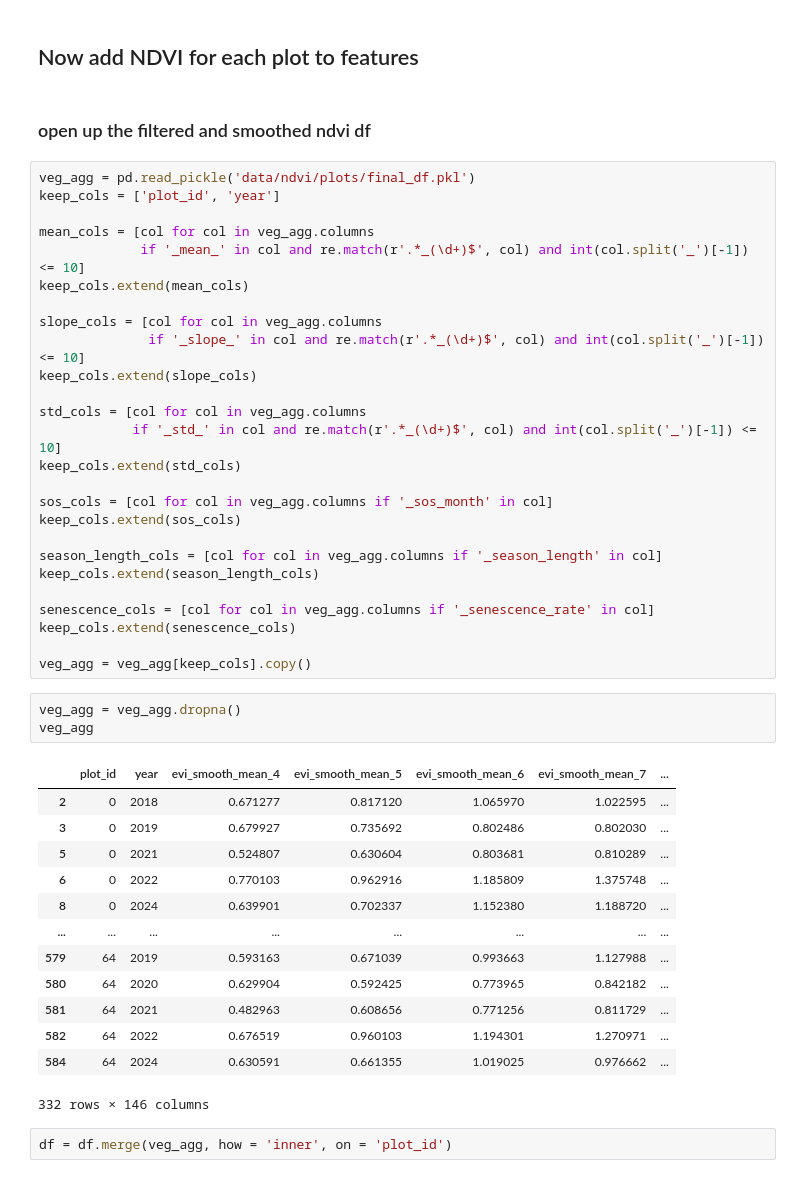
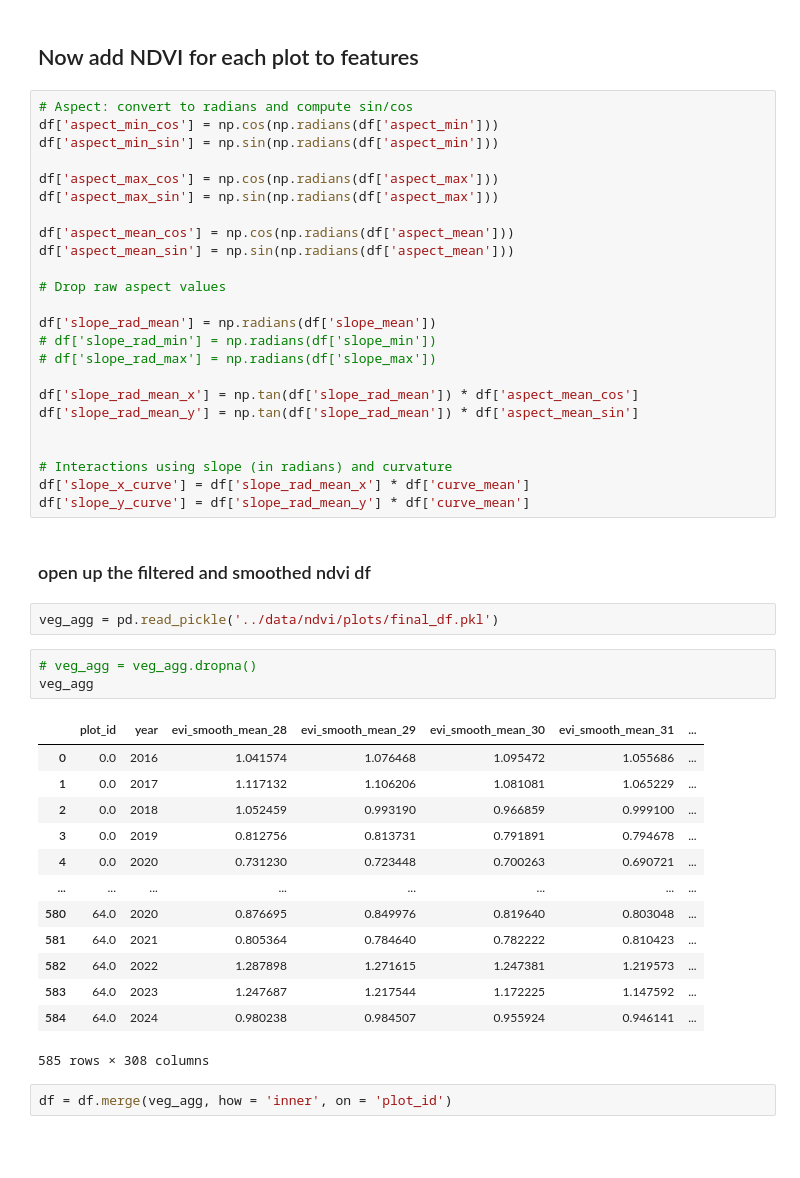
Before and after one commit to simonhansedasi/GrapeExpectations, a Jupyter notebook: RegressionRidge/data_wrangling/05_assemble_data.ipynb, the cells around one changed output. Cells and saved outputs as stored; diff of their text form; blank space fills up the shorter version.

```diff
--- a/RegressionRidge/data_wrangling/05_assemble_data.ipynb
+++ b/RegressionRidge/data_wrangling/05_assemble_data.ipynb
@@ -37,50 +34,50 @@ df['slope_y'] = df['slope_mean'] * df['aspect_mean_sin']
 # %% [markdown]
 ## Now add NDVI for each plot to features
+# %%
+# Aspect: convert to radians and compute sin/cos
+df['aspect_min_cos'] = np.cos(np.radians(df['aspect_min']))
+df['aspect_min_sin'] = np.sin(np.radians(df['aspect_min']))
+
+df['aspect_max_cos'] = np.cos(np.radians(df['aspect_max']))
+df['aspect_max_sin'] = np.sin(np.radians(df['aspect_max']))
+
+df['aspect_mean_cos'] = np.cos(np.radians(df['aspect_mean']))
+df['aspect_mean_sin'] = np.sin(np.radians(df['aspect_mean']))
+
+# Drop raw aspect values
+
+df['slope_rad_mean'] = np.radians(df['slope_mean'])
+# df['slope_rad_min'] = np.radians(df['slope_min'])
+# df['slope_rad_max'] = np.radians(df['slope_max'])
+
+df['slope_rad_mean_x'] = np.tan(df['slope_rad_mean']) * df['aspect_mean_cos']
+df['slope_rad_mean_y'] = np.tan(df['slope_rad_mean']) * df['aspect_mean_sin']
+
+
+# Interactions using slope (in radians) and curvature
+df['slope_x_curve'] = df['slope_rad_mean_x'] * df['curve_mean']
+df['slope_y_curve'] = df['slope_rad_mean_y'] * df['curve_mean']
 # %% [markdown]
 ### open up the filtered and smoothed ndvi df
 # %%
-veg_agg = pd.read_pickle('data/ndvi/plots/final_df.pkl')
-keep_cols = ['plot_id', 'year']
-
-mean_cols = [col for col in veg_agg.columns
-             if '_mean_' in col and re.match(r'.*_(\d+)$', col) and int(col.split('_')[-1]) <= 10]
-keep_cols.extend(mean_cols)
-
-slope_cols = [col for col in veg_agg.columns
-              if '_slope_' in col and re.match(r'.*_(\d+)$', col) and int(col.split('_')[-1]) <= 10]
-keep_cols.extend(slope_cols)
-
-std_cols = [col for col in veg_agg.columns
-            if '_std_' in col and re.match(r'.*_(\d+)$', col) and int(col.split('_')[-1]) <= 10]
-keep_cols.extend(std_cols)
-
-sos_cols = [col for col in veg_agg.columns if '_sos_month' in col]
-keep_cols.extend(sos_cols)
-
-season_length_cols = [col for col in veg_agg.columns if '_season_length' in col]
-keep_cols.extend(season_length_cols)
-
-senescence_cols = [col for col in veg_agg.columns if '_senescence_rate' in col]
-keep_cols.extend(senescence_cols)
-
-veg_agg = veg_agg[keep_cols].copy()
+veg_agg = pd.read_pickle('../data/ndvi/plots/final_df.pkl')
 # %%
-veg_agg = veg_agg.dropna()
+# veg_agg = veg_agg.dropna()
 veg_agg
 # %% [output]
-|  | plot_id | year | evi_smooth_mean_4 | evi_smooth_mean_5 | evi_smooth_mean_6 | evi_smooth_mean_7 | ... |
-| 2 | 0 | 2018 | 0.671277 | 0.817120 | 1.065970 | 1.022595 | ... |
-| 3 | 0 | 2019 | 0.679927 | 0.735692 | 0.802486 | 0.802030 | ... |
-| 5 | 0 | 2021 | 0.524807 | 0.630604 | 0.803681 | 0.810289 | ... |
-| 6 | 0 | 2022 | 0.770103 | 0.962916 | 1.185809 | 1.375748 | ... |
-| 8 | 0 | 2024 | 0.639901 | 0.702337 | 1.152380 | 1.188720 | ... |
+|  | plot_id | year | evi_smooth_mean_28 | evi_smooth_mean_29 | evi_smooth_mean_30 | evi_smooth_mean_31 | ... |
+| 0 | 0.0 | 2016 | 1.041574 | 1.076468 | 1.095472 | 1.055686 | ... |
+| 1 | 0.0 | 2017 | 1.117132 | 1.106206 | 1.081081 | 1.065229 | ... |
+| 2 | 0.0 | 2018 | 1.052459 | 0.993190 | 0.966859 | 0.999100 | ... |
+| 3 | 0.0 | 2019 | 0.812756 | 0.813731 | 0.791891 | 0.794678 | ... |
+| 4 | 0.0 | 2020 | 0.731230 | 0.723448 | 0.700263 | 0.690721 | ... |
 | ... | ... | ... | ... | ... | ... | ... | ... |
-| 579 | 64 | 2019 | 0.593163 | 0.671039 | 0.993663 | 1.127988 | ... |
-| 580 | 64 | 2020 | 0.629904 | 0.592425 | 0.773965 | 0.842182 | ... |
-| 581 | 64 | 2021 | 0.482963 | 0.608656 | 0.771256 | 0.811729 | ... |
-| 582 | 64 | 2022 | 0.676519 | 0.960103 | 1.194301 | 1.270971 | ... |
-| 584 | 64 | 2024 | 0.630591 | 0.661355 | 1.019025 | 0.976662 | ... |
+| 580 | 64.0 | 2020 | 0.876695 | 0.849976 | 0.819640 | 0.803048 | ... |
+| 581 | 64.0 | 2021 | 0.805364 | 0.784640 | 0.782222 | 0.810423 | ... |
+| 582 | 64.0 | 2022 | 1.287898 | 1.271615 | 1.247381 | 1.219573 | ... |
+| 583 | 64.0 | 2023 | 1.247687 | 1.217544 | 1.172225 | 1.147592 | ... |
+| 584 | 64.0 | 2024 | 0.980238 | 0.984507 | 0.955924 | 0.946141 | ... |
-332 rows × 146 columns
+585 rows × 308 columns
 # %%
 df = df.merge(veg_agg, how = 'inner', on = 'plot_id')
 # %% [markdown]
```
Also changed, not shown: parts of 40 cells of this notebook, 1 other file.
